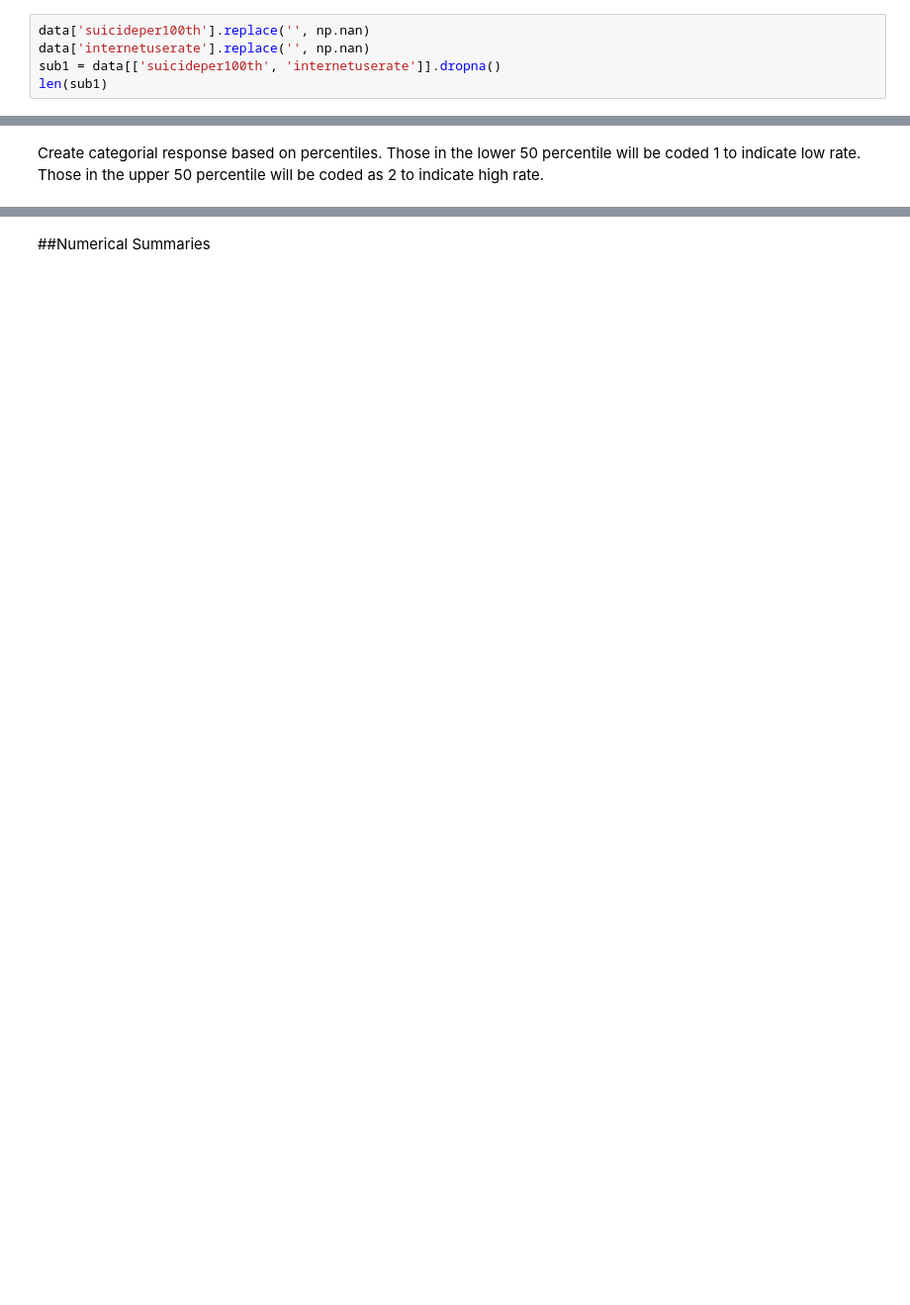
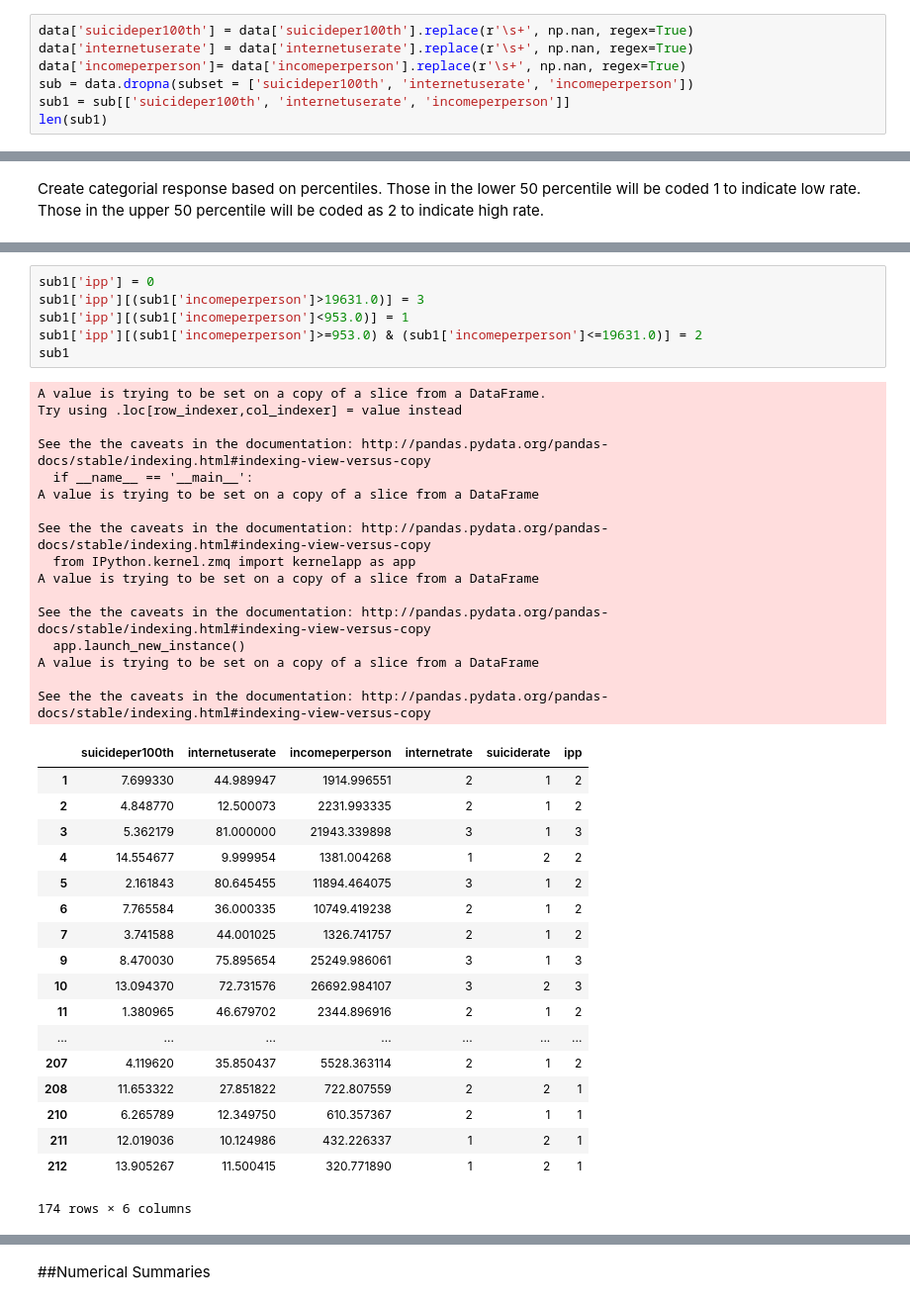
Before and after one commit to drbaguiar/iPythonNotebook, a Jupyter notebook: EdX/Week 1 - Hypothesis Testing and ANOVA.ipynb, the cells around one changed output, grey strips where cells are left out. Shown at 99% size. Drawn from its saved outputs; the diff is of its cells as text; blank space fills up the shorter version.

```diff
--- a/EdX/Week 1 - Hypothesis Testing and ANOVA.ipynb
+++ b/EdX/Week 1 - Hypothesis Testing and ANOVA.ipynb
@@ -90,8 +90,10 @@ data.tail()
 # %% [markdown]
 Subset the data to remove missing values from the variables of interest.
 # %%
-data['suicideper100th'].replace('', np.nan)
-data['internetuserate'].replace('', np.nan)
-sub1 = data[['suicideper100th', 'internetuserate']].dropna()
+data['suicideper100th'] = data['suicideper100th'].replace(r'\s+', np.nan, regex=True)
+data['internetuserate'] = data['internetuserate'].replace(r'\s+', np.nan, regex=True)
+data['incomeperperson']= data['incomeperperson'].replace(r'\s+', np.nan, regex=True)
+sub = data.dropna(subset = ['suicideper100th', 'internetuserate', 'incomeperperson'])
+sub1 = sub[['suicideper100th', 'internetuserate', 'incomeperperson']]
 len(sub1)
 # %% [output]
@@ -157,0 +193,41 @@ See the the caveats in the documentation: http://pandas.pydata.org/pandas-docs/s
+# %%
+sub1['ipp'] = 0
+sub1['ipp'][(sub1['incomeperperson']>19631.0)] = 3
+sub1['ipp'][(sub1['incomeperperson']<953.0)] = 1
+sub1['ipp'][(sub1['incomeperperson']>=953.0) & (sub1['incomeperperson']<=19631.0)] = 2
+sub1
+# %% [output]
+A value is trying to be set on a copy of a slice from a DataFrame.
+Try using .loc[row_indexer,col_indexer] = value instead
+
+See the the caveats in the documentation: http://pandas.pydata.org/pandas-docs/stable/indexing.html#indexing-view-versus-copy
+  if __name__ == '__main__':
+A value is trying to be set on a copy of a slice from a DataFrame
+
+See the the caveats in the documentation: http://pandas.pydata.org/pandas-docs/stable/indexing.html#indexing-view-versus-copy
+  from IPython.kernel.zmq import kernelapp as app
+A value is trying to be set on a copy of a slice from a DataFrame
+
+See the the caveats in the documentation: http://pandas.pydata.org/pandas-docs/stable/indexing.html#indexing-view-versus-copy
+  app.launch_new_instance()
+A value is trying to be set on a copy of a slice from a DataFrame
+
+See the the caveats in the documentation: http://pandas.pydata.org/pandas-docs/stable/indexing.html#indexing-view-versus-copy
+|  | suicideper100th | internetuserate | incomeperperson | internetrate | suiciderate | ipp |
+| 1 | 7.699330 | 44.989947 | 1914.996551 | 2 | 1 | 2 |
+| 2 | 4.848770 | 12.500073 | 2231.993335 | 2 | 1 | 2 |
+| 3 | 5.362179 | 81.000000 | 21943.339898 | 3 | 1 | 3 |
+| 4 | 14.554677 | 9.999954 | 1381.004268 | 1 | 2 | 2 |
+| 5 | 2.161843 | 80.645455 | 11894.464075 | 3 | 1 | 2 |
+| 6 | 7.765584 | 36.000335 | 10749.419238 | 2 | 1 | 2 |
+| 7 | 3.741588 | 44.001025 | 1326.741757 | 2 | 1 | 2 |
+| 9 | 8.470030 | 75.895654 | 25249.986061 | 3 | 1 | 3 |
+| 10 | 13.094370 | 72.731576 | 26692.984107 | 3 | 2 | 3 |
+| 11 | 1.380965 | 46.679702 | 2344.896916 | 2 | 1 | 2 |
+| ... | ... | ... | ... | ... | ... | ... |
+| 207 | 4.119620 | 35.850437 | 5528.363114 | 2 | 1 | 2 |
+| 208 | 11.653322 | 27.851822 | 722.807559 | 2 | 2 | 1 |
+| 210 | 6.265789 | 12.349750 | 610.357367 | 2 | 1 | 1 |
+| 211 | 12.019036 | 10.124986 | 432.226337 | 1 | 2 | 1 |
+| 212 | 13.905267 | 11.500415 | 320.771890 | 1 | 2 | 1 |
+174 rows × 6 columns
```
Also changed, not shown: parts of 42 cells of this notebook, 1 other file.
